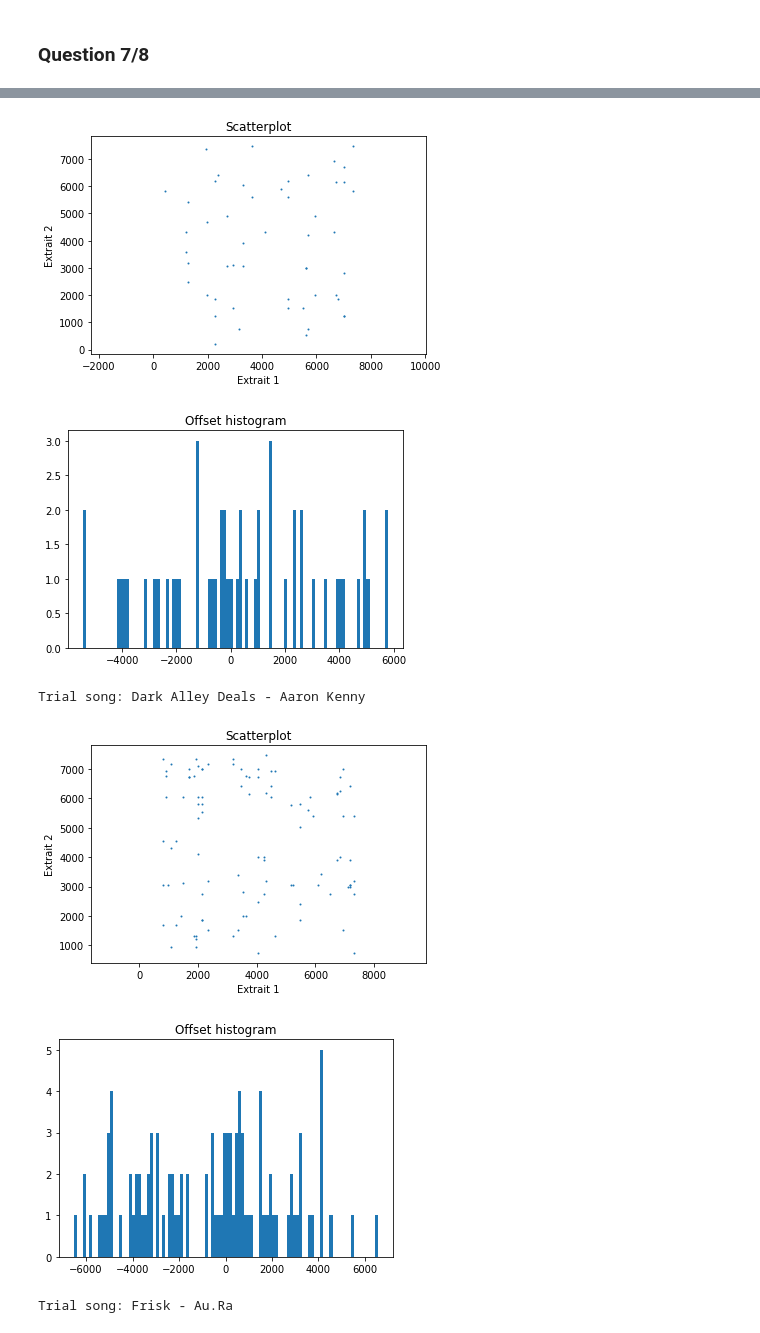
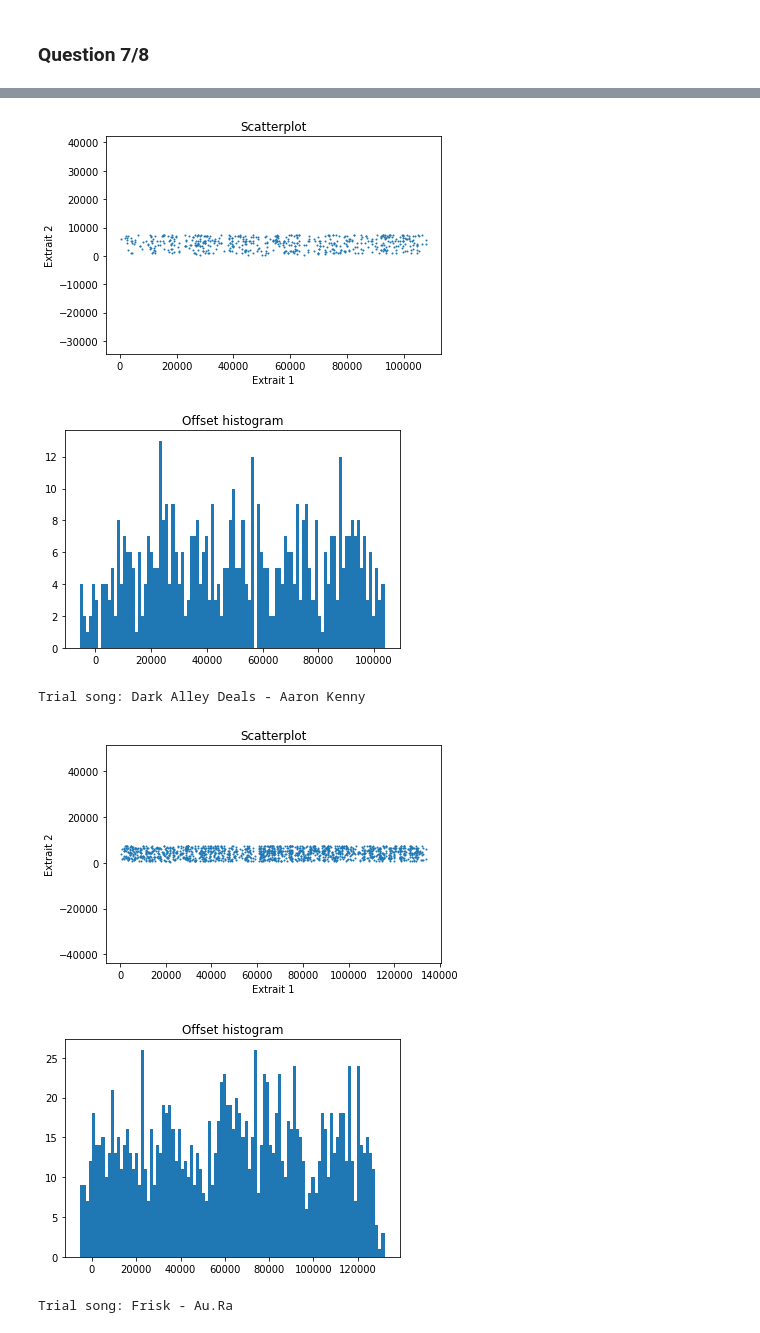
Before and after one commit to AlisonProfit/TDS, a Jupyter notebook: questions.ipynb, the cells around one changed output, grey strips where cells are left out. Saved outputs shown, nothing was run; the diff lists cells and outputs as text; code cells hidden in the pictures.

Commit message:
changements des graphs et un peu de texte

```diff
--- a/questions.ipynb
+++ b/questions.ipynb
@@ -103,3 +102,20 @@ match.display_histogram();
 # %% [output]
 [figure]
 [figure]
+# %%
+
+#Exemple lorsque l'extrait correspond au morceau avec un extrait et un morceau
+# où le morceau est juste 2 fois plus long
+
+encoder = Encoding()
+tmin = int(50*fs) # We select an extract starting at 50s ...
+duration = int(10*fs) # ... which lasts 10s
+fs, s = read('./samples/Frisk - Au.Ra.wav')
+encoder.process(fs, s[tmin:tmin + duration])
+hashes1 = encoder.hashes
+encoder.process(fs, s[tmin: tmin + duration*2])
+hashes2 = encoder.hashes
+
+match = Matching(hashes1, hashes2)
+match.display_scatterplot()
+match.display_histogram();
@@ -176,18 +198,17 @@ if __name__ == '__main__':
     for song in songs:
 
         print('Trial song: ' + song[:-4])
-        time.sleep(2)
         filename = './samples/' + song
         fs, s = read(filename)
 
-        encoder.process(fs, s[tmin:tmin + duration])
+        encoder.process(fs, s)
         hashes2 = encoder.hashes
 
         match = Matching(hashes2, hashes1)
         match.display_scatterplot()
         hist = match.display_histogram()
 
-        if np.max(hist[0]) >= 150:
+        if np.max(hist[0]) >= 150: #condition to identify th extract
             print('The song is ' + song[:-4])
             break
 # %% [output]
@@ -195,7 +216,7 @@ Selected song: Lucid Haze - Amulets
 Trial song: Cash Machine - Anno Domini Beats
-[figure, old version]
+[figure, new version]
-[figure, old version]
+[figure, new version]
 Trial song: Dark Alley Deals - Aaron Kenny
-[figure, old version]
+[figure, new version]
-[figure, old version]
+[figure, new version]
 Trial song: Frisk - Au.Ra
```
Also changed, not shown: parts of 9 cells of this notebook, 1 other file.
